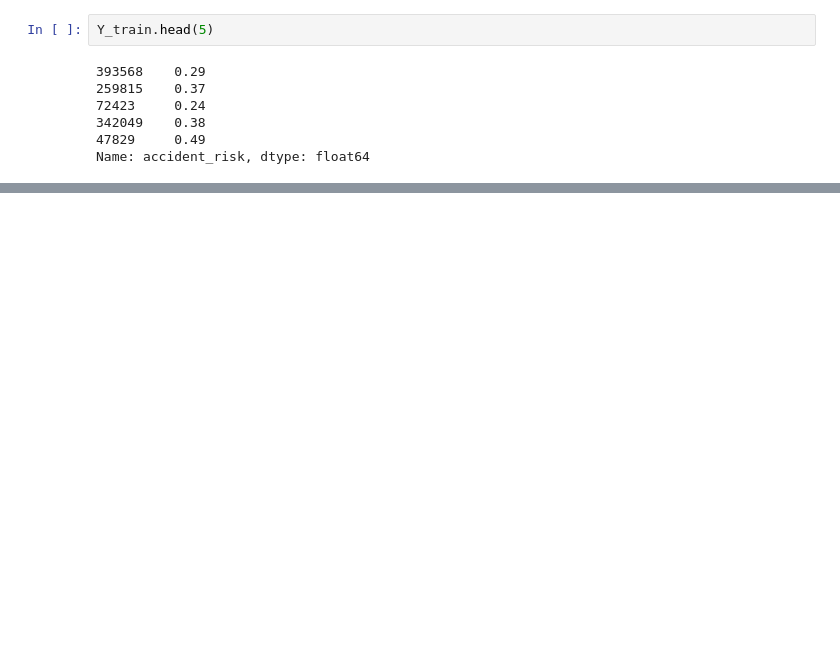
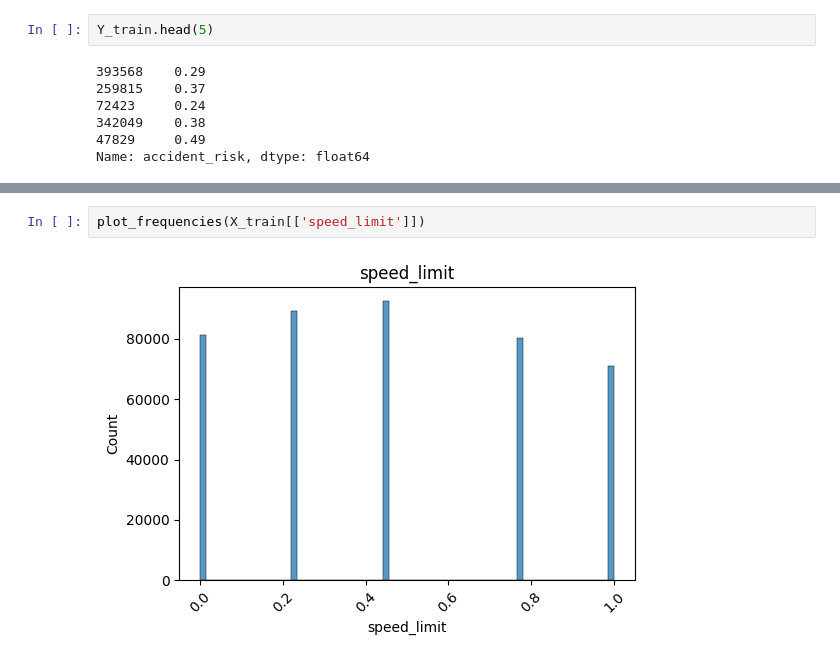
Before and after one commit to RandomNoobster/Predicting-Road-Accident-Risk, a Jupyter notebook: main.ipynb, the cells around one changed output, grey strips where cells are left out. Saved outputs shown, nothing was run; the diff lists cells and outputs as text; blank space fills up the shorter version.

```diff
--- a/main.ipynb
+++ b/main.ipynb
@@ -79,0 +117,4 @@ Name: accident_risk, dtype: float64
+# %%
+plot_frequencies(X_train[['speed_limit']])
+# %% [output]
+[figure, added]
```
Also changed, not shown: parts of 9 cells of this notebook, 2 other files.
